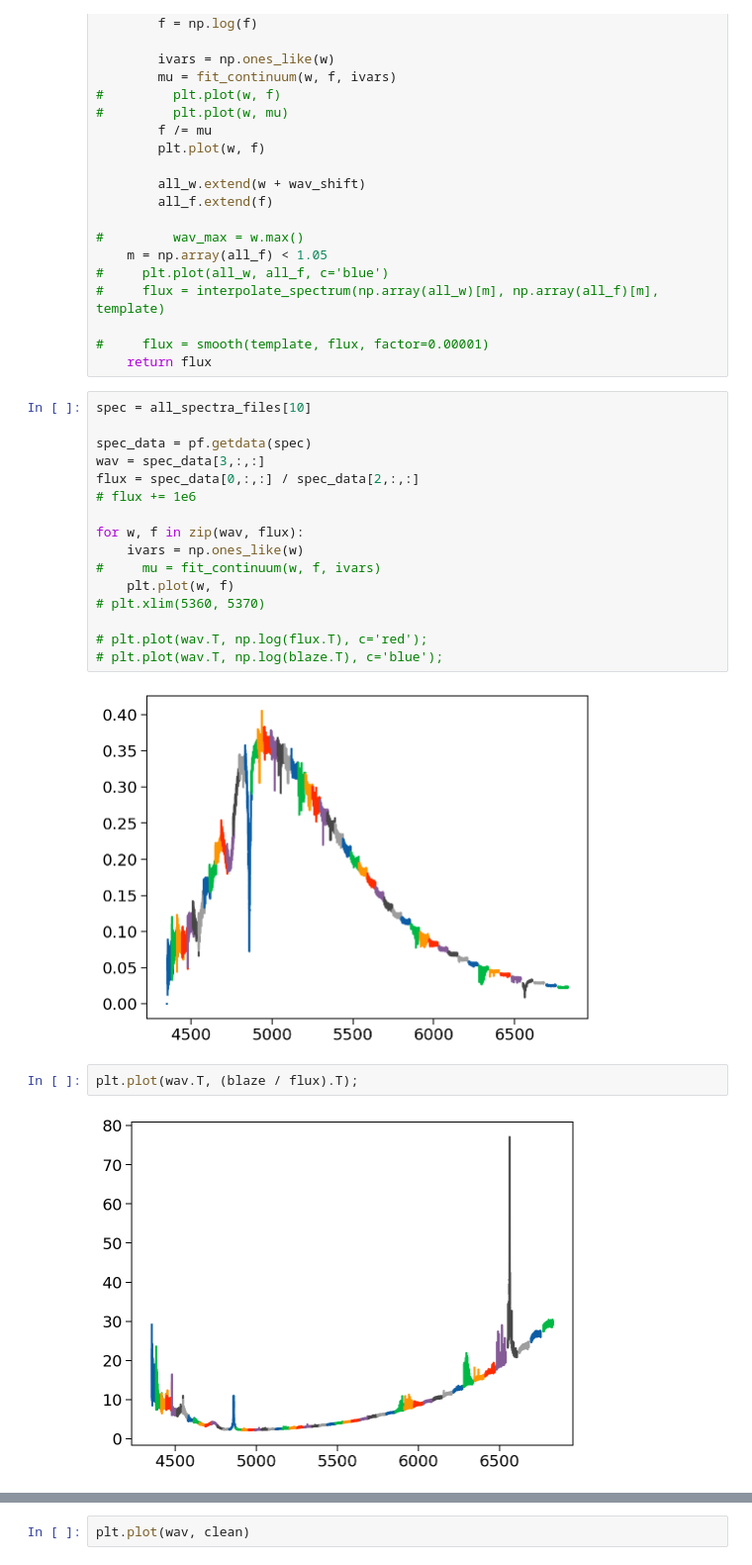
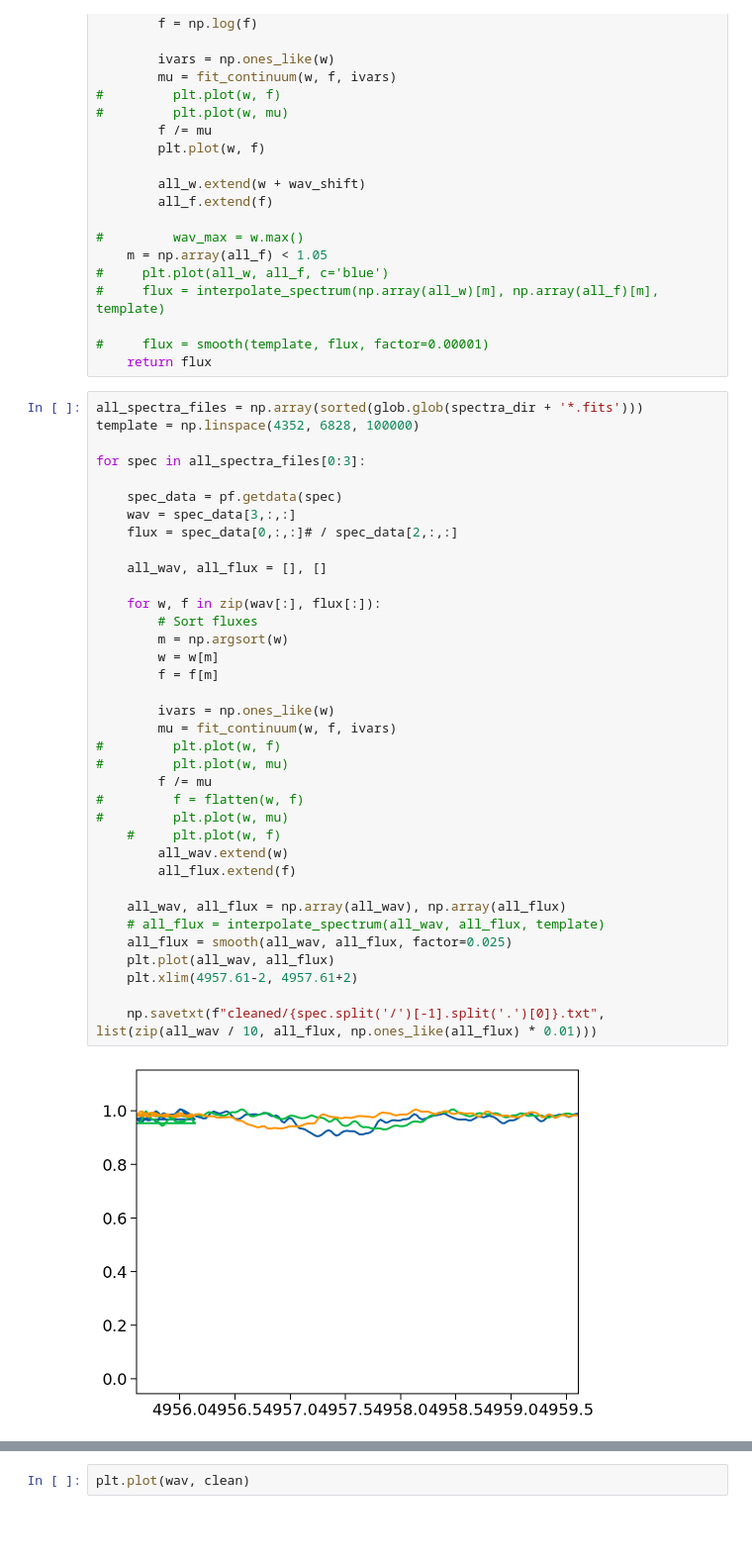
Before and after one commit to danhey/adra, a Jupyter notebook: RV extract final.ipynb, the cells around one changed output, grey strips where cells are left out. Shown at 99% size. Saved outputs shown, nothing was run; the diff lists cells and outputs as text; blank space fills up the shorter version.

```diff
--- a/RV extract final.ipynb
+++ b/RV extract final.ipynb
@@ -117,25 +117,41 @@ def clean_spectrum(wav, flux, template, wav_shift=0):
 
 #     flux = smooth(template, flux, factor=0.00001)
     return flux
-# %%
-spec = all_spectra_files[10]
-
-spec_data = pf.getdata(spec)
-wav = spec_data[3,:,:]
-flux = spec_data[0,:,:] / spec_data[2,:,:]
-# flux += 1e6
-
-for w, f in zip(wav, flux):
-    ivars = np.ones_like(w)
-#     mu = fit_continuum(w, f, ivars)
-    plt.plot(w, f)
-# plt.xlim(5360, 5370)
-
-# plt.plot(wav.T, np.log(flux.T), c='red');
-# plt.plot(wav.T, np.log(blaze.T), c='blue');
-# %% [output]
-[figure, removed]
-# %%
-plt.plot(wav.T, (blaze / flux).T);
-# %% [output]
-[figure, removed]
+# %%
+all_spectra_files = np.array(sorted(glob.glob(spectra_dir + '*.fits')))
+template = np.linspace(4352, 6828, 100000)
+
+for spec in all_spectra_files[0:3]:
+
+    spec_data = pf.getdata(spec)
+    wav = spec_data[3,:,:]
+    flux = spec_data[0,:,:]# / spec_data[2,:,:]
+
+    all_wav, all_flux = [], []
+
+    for w, f in zip(wav[:], flux[:]):
+        # Sort fluxes
+        m = np.argsort(w)
+        w = w[m]
+        f = f[m]
+
+        ivars = np.ones_like(w)
+        mu = fit_continuum(w, f, ivars)
+#         plt.plot(w, f)
+#         plt.plot(w, mu)
+        f /= mu
+#         f = flatten(w, f)
+#         plt.plot(w, mu)
+    #     plt.plot(w, f)
+        all_wav.extend(w)
+        all_flux.extend(f)
+
+    all_wav, all_flux = np.array(all_wav), np.array(all_flux)
+    # all_flux = interpolate_spectrum(all_wav, all_flux, template)
+    all_flux = smooth(all_wav, all_flux, factor=0.025)
+    plt.plot(all_wav, all_flux)
+    plt.xlim(4957.61-2, 4957.61+2)
+
+    np.savetxt(f"cleaned/{spec.split('/')[-1].split('.')[0]}.txt", list(zip(all_wav / 10, all_flux, np.ones_like(all_flux) * 0.01)))
+# %% [output]
+[figure, added]
```
Also changed, not shown: parts of 3 cells of this notebook, 17 other files.
